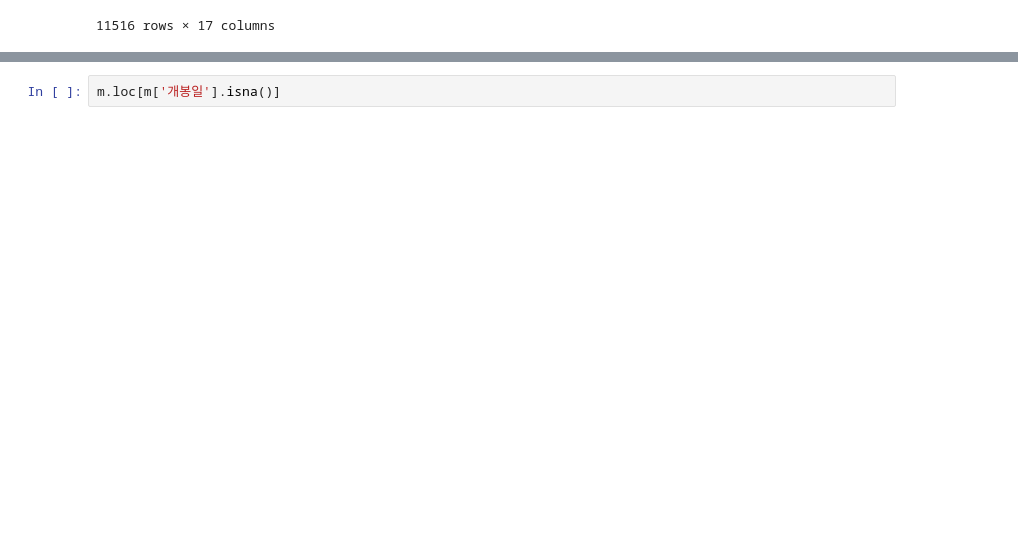
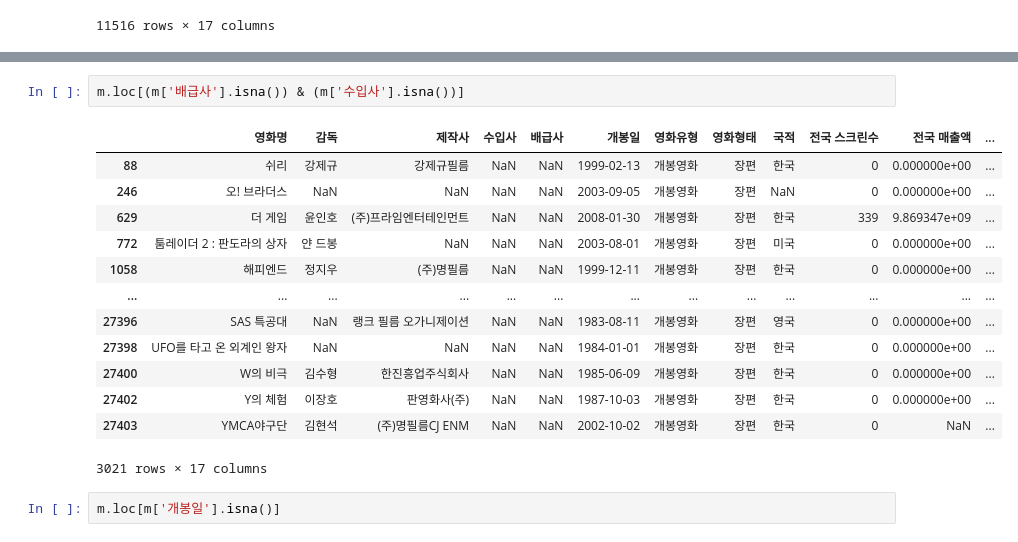
Before and after one commit to Dacon-ai-RunningFive/Dacon-AI, a Jupyter notebook: movie/EDA.ipynb, the cells around one changed output, grey strips where cells are left out. Saved outputs shown, nothing was run; the diff lists cells and outputs as text; blank space fills up the shorter version.

```diff
--- a/movie/EDA.ipynb
+++ b/movie/EDA.ipynb
@@ -126,6 +142,22 @@ m.loc[(m['배급사'].isna())]
 | 27402 | Y의 체험 | 이장호 | 판영화사(주) | NaN | NaN | 1987-10-03 | 개봉영화 | 장편 | 한국 | 0 | 0.000000e+00 | ... |
 | 27403 | YMCA야구단 | 김현석 | (주)명필름CJ ENM | NaN | NaN | 2002-10-02 | 개봉영화 | 장편 | 한국 | 0 | NaN | ... |
 6647 rows × 17 columns
+# %%
+m.loc[(m['배급사'].isna()) & (m['수입사'].isna())]
+# %% [output]
+|  | 영화명 | 감독 | 제작사 | 수입사 | 배급사 | 개봉일 | 영화유형 | 영화형태 | 국적 | 전국 스크린수 | 전국 매출액 | ... |
+| 88 | 쉬리 | 강제규 | 강제규필름 | NaN | NaN | 1999-02-13 | 개봉영화 | 장편 | 한국 | 0 | 0.000000e+00 | ... |
+| 246 | 오! 브라더스 | NaN | NaN | NaN | NaN | 2003-09-05 | 개봉영화 | 장편 | NaN | 0 | 0.000000e+00 | ... |
+| 629 | 더 게임 | 윤인호 | (주)프라임엔터테인먼트 | NaN | NaN | 2008-01-30 | 개봉영화 | 장편 | 한국 | 339 | 9.869347e+09 | ... |
+| 772 | 툼레이더 2 : 판도라의 상자 | 얀 드봉 | NaN | NaN | NaN | 2003-08-01 | 개봉영화 | 장편 | 미국 | 0 | 0.000000e+00 | ... |
+| 1058 | 해피엔드 | 정지우 | (주)명필름 | NaN | NaN | 1999-12-11 | 개봉영화 | 장편 | 한국 | 0 | 0.000000e+00 | ... |
+| ... | ... | ... | ... | ... | ... | ... | ... | ... | ... | ... | ... | ... |
+| 27396 | SAS 특공대 | NaN | 랭크 필름 오가니제이션 | NaN | NaN | 1983-08-11 | 개봉영화 | 장편 | 영국 | 0 | 0.000000e+00 | ... |
+| 27398 | UFO를 타고 온 외계인 왕자 | NaN | NaN | NaN | NaN | 1984-01-01 | 개봉영화 | 장편 | 한국 | 0 | 0.000000e+00 | ... |
+| 27400 | W의 비극 | 김수형 | 한진흥업주식회사 | NaN | NaN | 1985-06-09 | 개봉영화 | 장편 | 한국 | 0 | 0.000000e+00 | ... |
+| 27402 | Y의 체험 | 이장호 | 판영화사(주) | NaN | NaN | 1987-10-03 | 개봉영화 | 장편 | 한국 | 0 | 0.000000e+00 | ... |
+| 27403 | YMCA야구단 | 김현석 | (주)명필름CJ ENM | NaN | NaN | 2002-10-02 | 개봉영화 | 장편 | 한국 | 0 | NaN | ... |
+3021 rows × 17 columns
 # %%
 m.loc[m['개봉일'].isna()]
 # %% [output]
```
Also changed, not shown: parts of 16 cells of this notebook.
